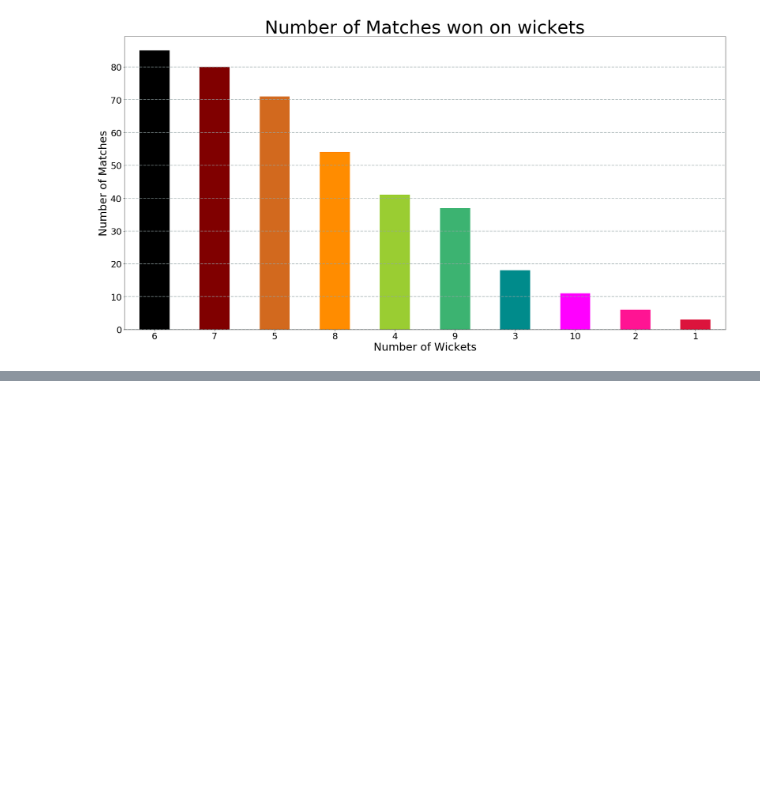
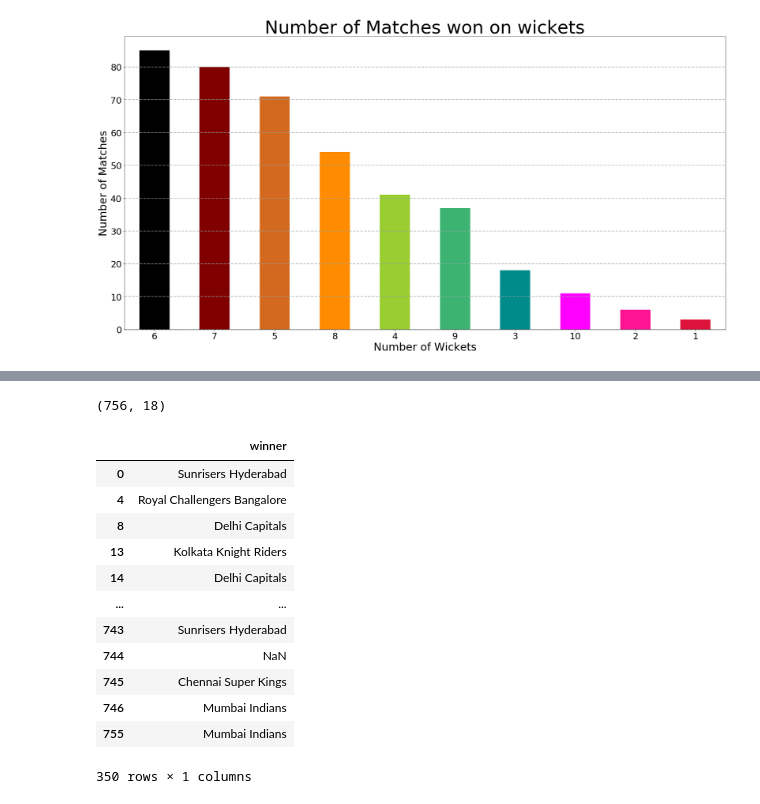
Before and after one commit to Thesavagecoder7784/Statistical-Data-Analysis-With-Pandas, a Jupyter notebook: IPL Stats.ipynb, the cells around one changed output, grey strips where cells are left out. Drawn from its saved outputs; the diff is of its cells as text; code cells hidden in the pictures; blank space fills up the shorter version.

```diff
--- a/IPL Stats.ipynb
+++ b/IPL Stats.ipynb
@@ -427,0 +438,4 @@ Text(0.5, 1.0, 'Number of Matches won on wickets')
+# %%
+df.shape
+# %% [output]
+(756, 18)
@@ -427,0 +446,16 @@ Text(0.5, 1.0, 'Number of Matches won on wickets')
+# %%
+mwdf #Runs
+# %% [output]
+|  | winner |
+| 0 | Sunrisers Hyderabad |
+| 4 | Royal Challengers Bangalore |
+| 8 | Delhi Capitals |
+| 13 | Kolkata Knight Riders |
+| 14 | Delhi Capitals |
+| ... | ... |
+| 743 | Sunrisers Hyderabad |
+| 744 | NaN |
+| 745 | Chennai Super Kings |
+| 746 | Mumbai Indians |
+| 755 | Mumbai Indians |
+350 rows × 1 columns
```
Also changed, not shown: parts of 14 cells of this notebook.
